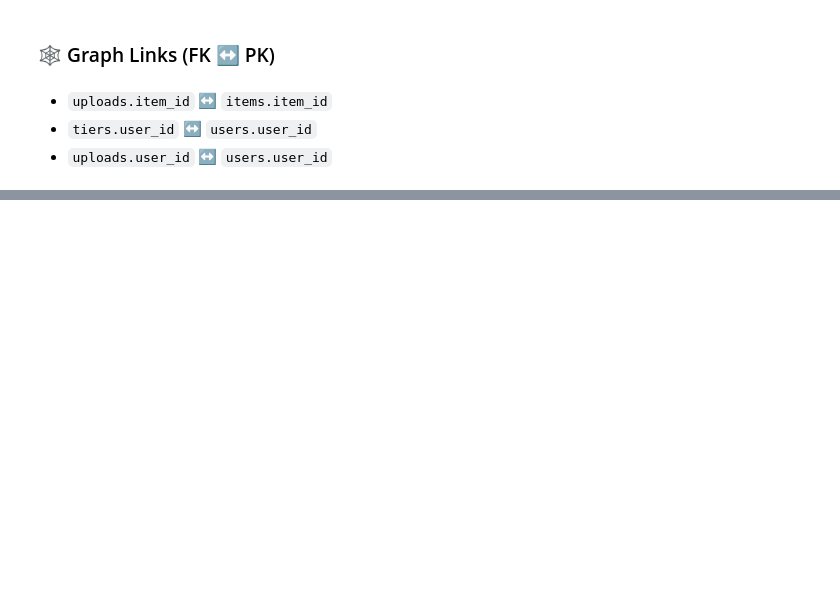
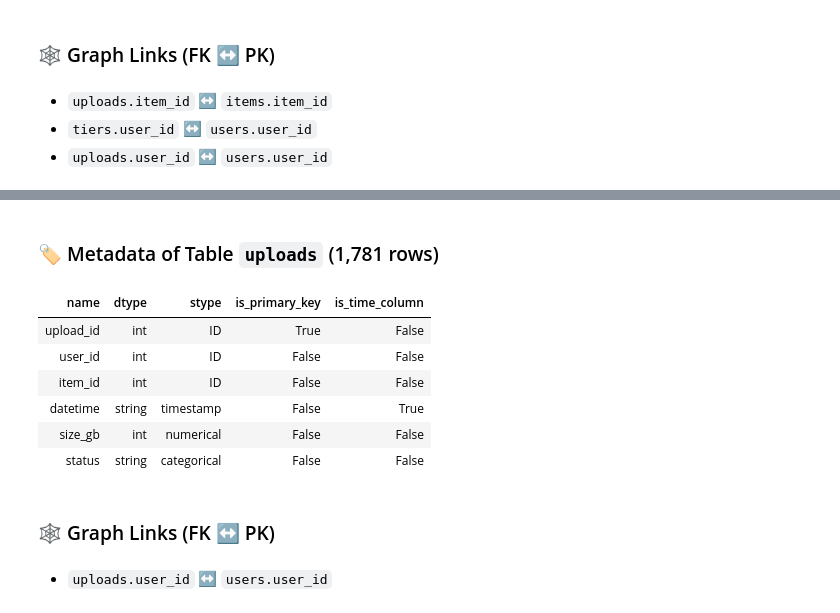
Before and after one commit to martin-merener/graph_ML_and_deep_learning_on_RDBs, a Jupyter notebook: kumoRFM_testing_temporal_dependency_SIMPLER.ipynb, the cells around one changed output, grey strips where cells are left out. Cells and saved outputs as stored; diff of their text form; code cells hidden in the pictures; blank space fills up the shorter version.

```diff
--- a/kumoRFM_testing_temporal_dependency_SIMPLER.ipynb
+++ b/kumoRFM_testing_temporal_dependency_SIMPLER.ipynb
@@ -637,0 +961,12 @@ model.predict(query, anchor_time=pd.Timestamp("2025-03-09 09:10:41"), verbose=Fa
+# %%
+users_df = pd.read_csv(USERS_CSV)
+tiers_df = pd.read_csv(TIERS_CSV)
+items_df = pd.read_csv(ITEMS_CSV)
+uploads_df = pd.read_csv(UPLOADS_CSV)
+
+uploads_df = uploads_df.merge(items_df)
+print(uploads_df.shape[0])
+uploads_df = uploads_df.merge(tiers_df)
+uploads_df = uploads_df.loc[(uploads_df['datetime']>=uploads_df['from_datetime'])&(uploads_df['datetime']<uploads_df['until_datetime'])].copy()
+uploads_df.drop(columns = ['tier_status_id','from_datetime','until_datetime'], inplace=True)
+print(uploads_df.shape[0])
@@ -637,0 +998,5 @@ model.predict(query, anchor_time=pd.Timestamp("2025-03-09 09:10:41"), verbose=Fa
+# %%
+users = rfm.LocalTable(users_df, name="users").infer_metadata()
+#tiers = rfm.LocalTable(tiers_df, name="tiers").infer_metadata()
+#items = rfm.LocalTable(items_df, name="items").infer_metadata()
+uploads = rfm.LocalTable(uploads_df, name="uploads").infer_metadata()
@@ -637,0 +1019,12 @@ model.predict(query, anchor_time=pd.Timestamp("2025-03-09 09:10:41"), verbose=Fa
+# %%
+uploads['size_gb'].stype = "numerical"
+uploads.print_metadata()
+# %% [output]
+### 🏷️ Metadata of Table `uploads` (1,781 rows)
+| name | dtype | stype | is_primary_key | is_time_column |
+| upload_id | int | ID | True | False |
+| user_id | int | ID | False | False |
+| item_id | int | ID | False | False |
+| datetime | string | timestamp | False | True |
+| size_gb | int | numerical | False | False |
+| status | string | categorical | False | False |
@@ -637,0 +1033,8 @@ model.predict(query, anchor_time=pd.Timestamp("2025-03-09 09:10:41"), verbose=Fa
+# %%
+# graph.link(src_table="tiers", fkey="user_id", dst_table="users");
+# graph.link(src_table="uploads", fkey="item_id", dst_table="items");
+graph.link(src_table="uploads", fkey="user_id", dst_table="users");
+graph.print_links()
+# %% [output]
+### 🕸️ Graph Links (FK ↔️ PK)
+- `uploads.user_id` ↔️ `users.user_id`
```
Also changed, not shown: parts of 96 cells of this notebook, 7 other files.
